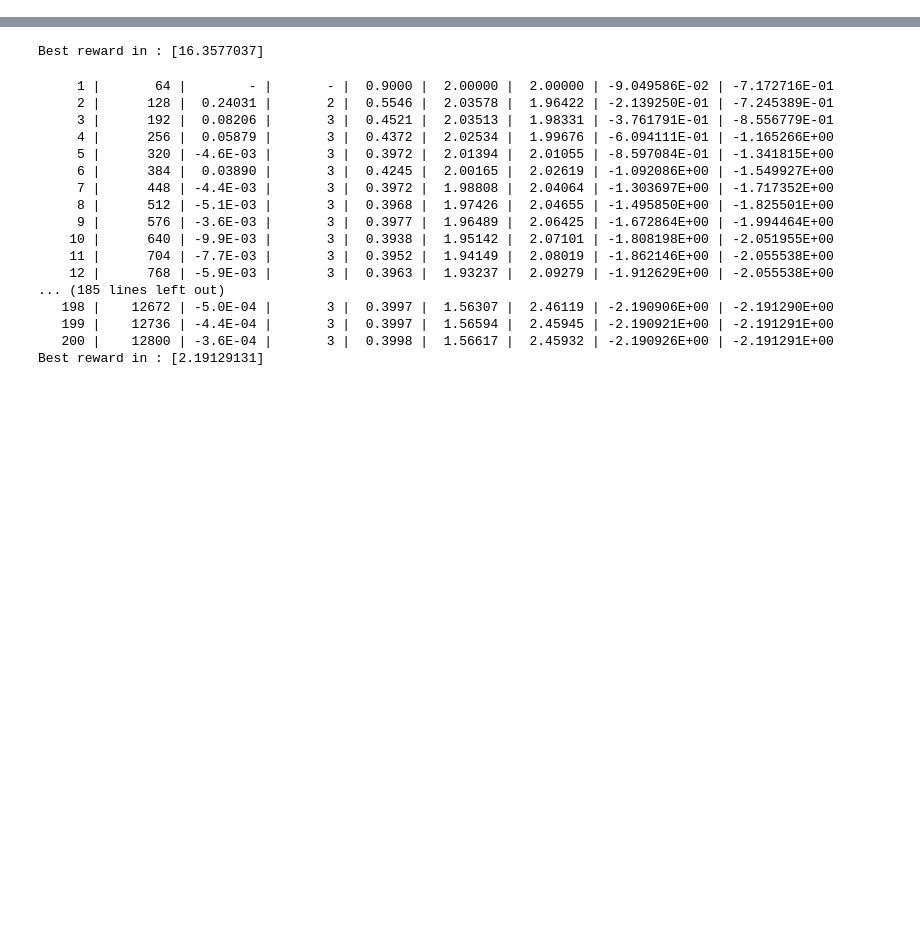
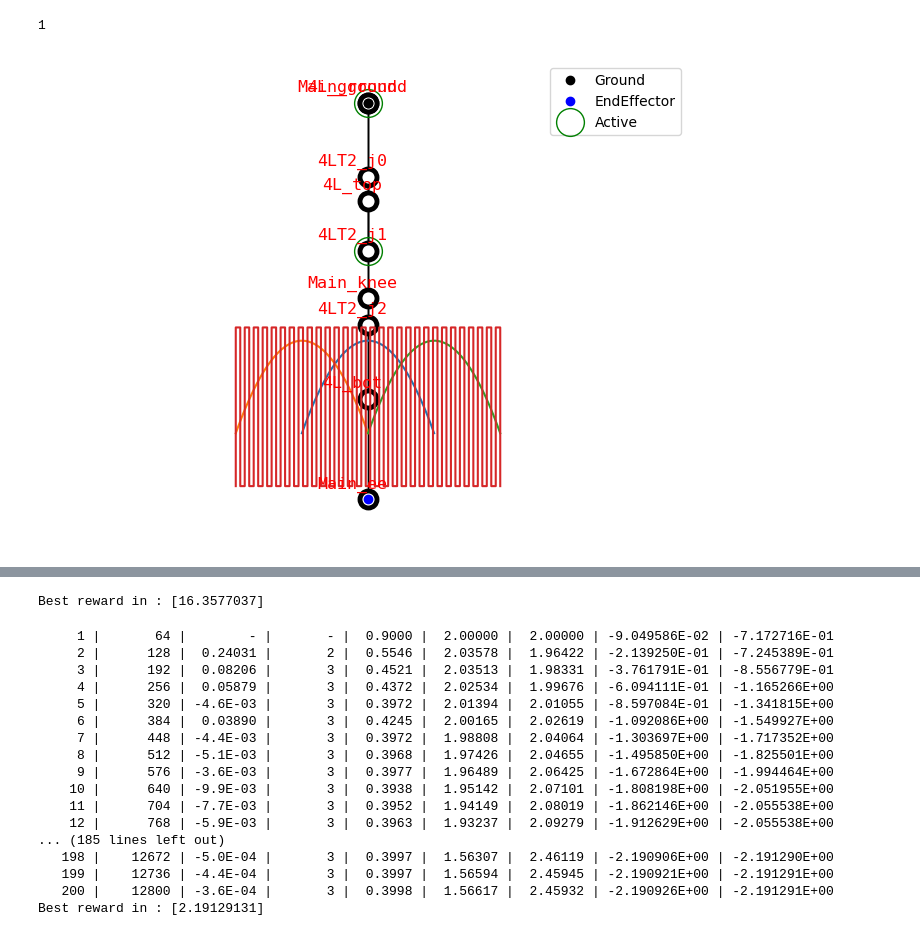
Before and after one commit to LicAiBeerLab/auto-robotics-design, a Jupyter notebook: apps/optimize/single_topology_normilized.ipynb, the cells around one changed output, grey strips where cells are left out. Drawn from its saved outputs; the diff is of its cells as text; code cells hidden in the pictures; blank space fills up the shorter version.

```diff
--- a/apps/optimize/single_topology_normilized.ipynb
+++ b/apps/optimize/single_topology_normilized.ipynb
@@ -81,22 +106,35 @@ runner = StarmapParallelization(pool.starmap)
 # the result is the dict with key - joint_point, value - tuple of all possible coordinate moves
 optimizing_joints = get_optimizing_joints(graph, constrain_dict)
 # %%
-# ground_symmetric_step = convert_x_y_to_6d_traj_xz(*create_simple_step_trajectory(
-#     starting_point=[-0.2, -0.9], step_height=0.2, step_width=0.4, n_points=50))
-
-central_vertical = convert_x_y_to_6d_traj_xz(
-    *get_vertical_trajectory(-1, 0.4, 0, 50))
-
-acceleration_capability = AccelerationCapability(manipulability_key='Manip_Jacobian',
+acceleration_capability = MinAccelerationCapability(manipulability_key='Manip_Jacobian',
                                                  trajectory_key="traj_6d", error_key="error", actuated_mass_key="Actuated_Mass")
 
 # set up special classes for reward calculations
 error_calculator = PositioningErrorCalculator(error_key='error', jacobian_key="Manip_Jacobian")
-soft_constrain = PositioningConstrain(error_calculator=error_calculator, points = [central_vertical])
+soft_constrain = PositioningConstrain(error_calculator=error_calculator, points = [workspace_trajectory])
+
 reward_manager = RewardManager(crag=crag)
-# reward_manager.add_trajectory(ground_symmetric_step, 0)
-reward_manager.add_trajectory(central_vertical, 0)
+reward_manager.add_trajectory(ground_symmetric_step, 0)
+reward_manager.add_trajectory(left_shift_step, 1)
+reward_manager.add_trajectory(right_shift_step, 2)
 reward_manager.add_reward(acceleration_capability, 0, 1)
+reward_manager.add_reward(acceleration_capability, 1, 1)
+reward_manager.add_reward(acceleration_capability, 2, 1)
+
+reward_manager.add_trajectory_aggregator([0,1,2], 'mean')
+reward_manager.close_trajectories()
+# %% [output]
+1
+# %%
+draw_joint_point(graph)
+
+for _, trajectory in reward_manager.trajectories.items():
+    plt.plot(trajectory[:, 0], trajectory[:, 2])
+
+plt.plot(workspace_trajectory[:, 0], workspace_trajectory[:, 2])
+plt.show()
+# %% [output]
+[figure, added]
 # %%
 population_size = 32
 n_generations = 30
```
Also changed, not shown: parts of 5 cells of this notebook, 4 other files.
